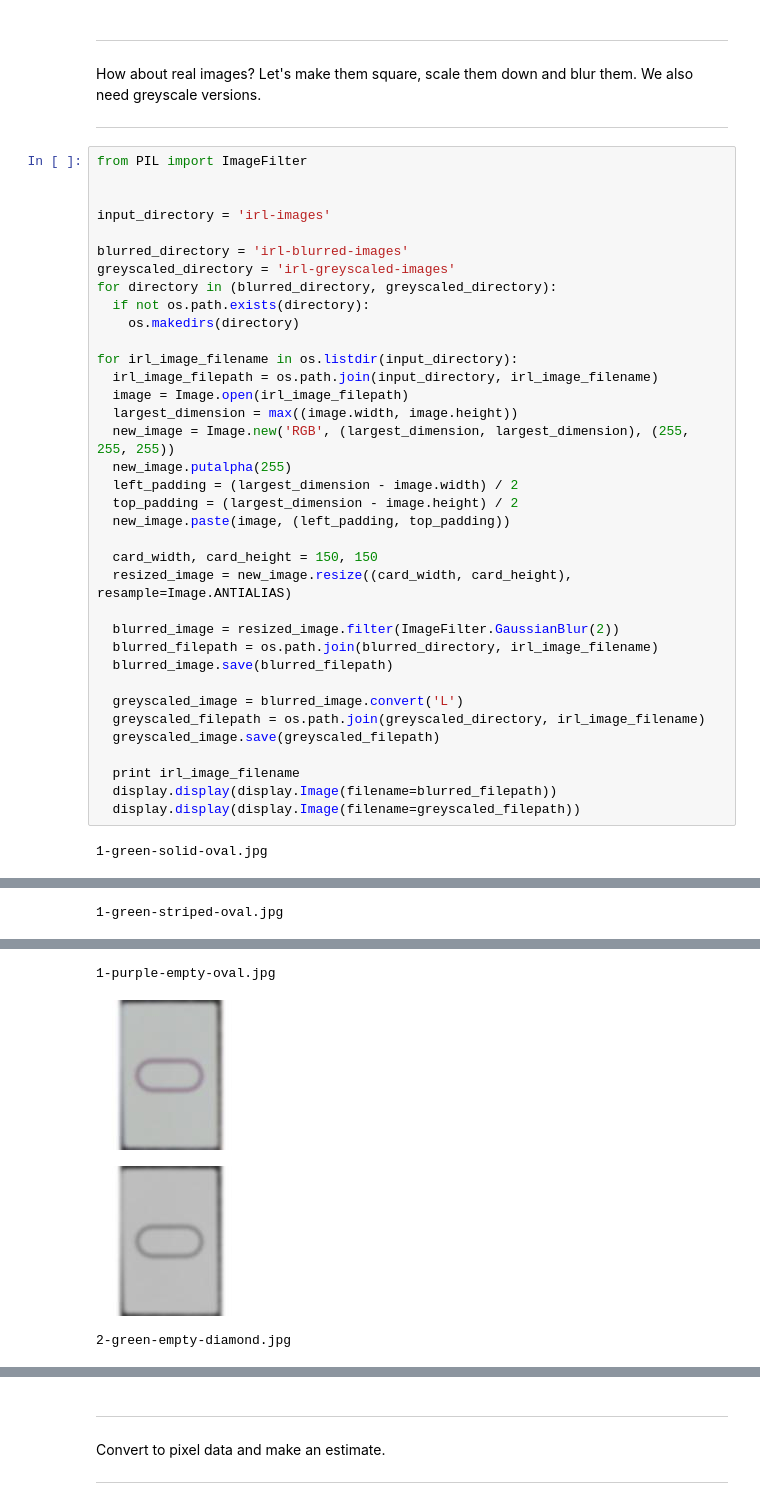
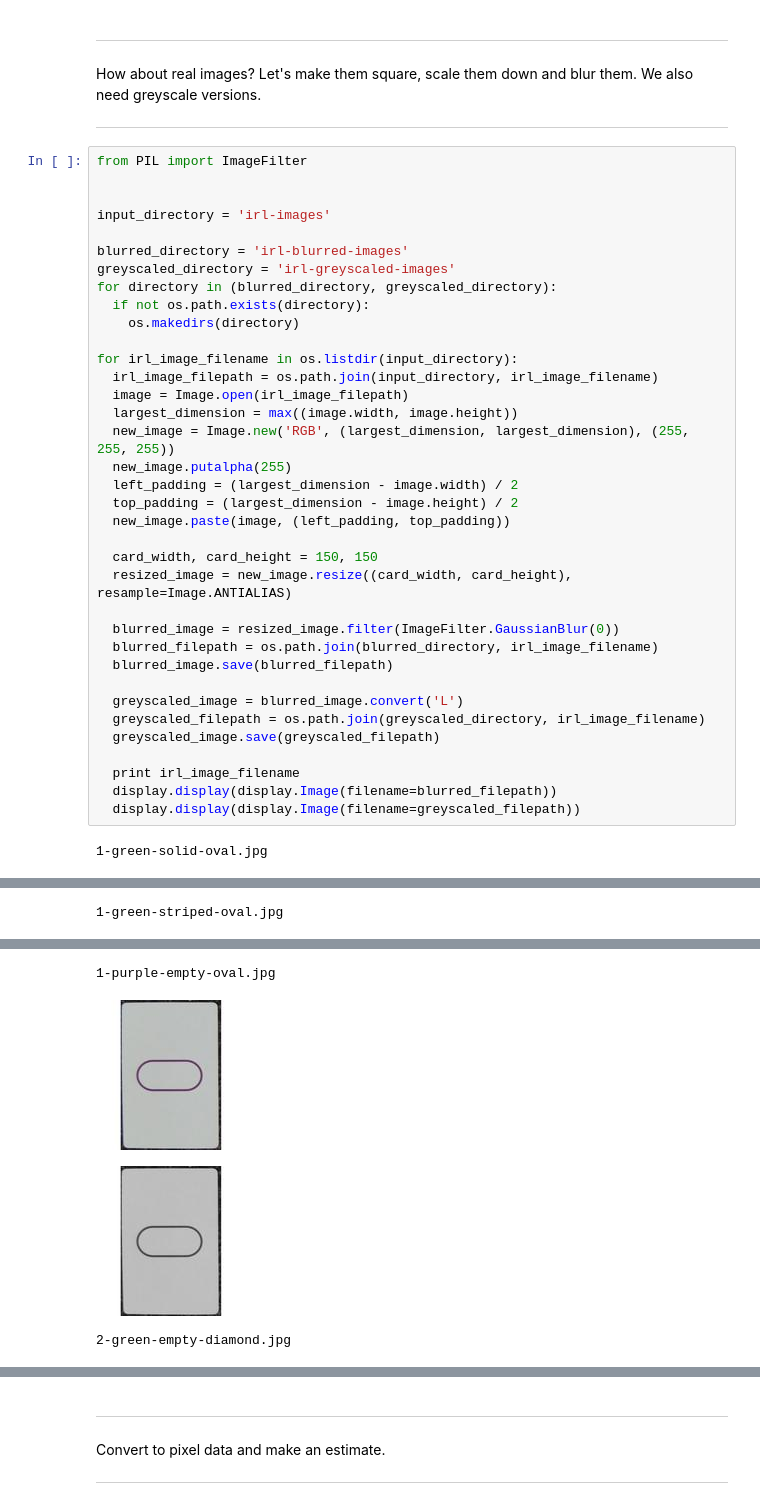
Before and after one commit to yosemitebandit/setbot, a Jupyter notebook: evaluator.ipynb, the cells around one changed output, grey strips where cells are left out. Drawn from its saved outputs; the diff is of its cells as text.

```diff
--- a/evaluator.ipynb
+++ b/evaluator.ipynb
@@ -278,7 +278,7 @@ for irl_image_filename in os.listdir(input_directory):
   card_width, card_height = 150, 150
   resized_image = new_image.resize((card_width, card_height), resample=Image.ANTIALIAS)
 
-  blurred_image = resized_image.filter(ImageFilter.GaussianBlur(2))
+  blurred_image = resized_image.filter(ImageFilter.GaussianBlur(0))
   blurred_filepath = os.path.join(blurred_directory, irl_image_filename)
   blurred_image.save(blurred_filepath)
 
@@ -299,4 +299,4 @@ for irl_image_filename in os.listdir(input_directory):
 1-purple-empty-oval.jpg
-[figure, old version]
+[figure, new version]
-[figure, old version]
+[figure, new version]
 2-green-empty-diamond.jpg
```
Also changed, not shown: parts of 3 cells of this notebook.
